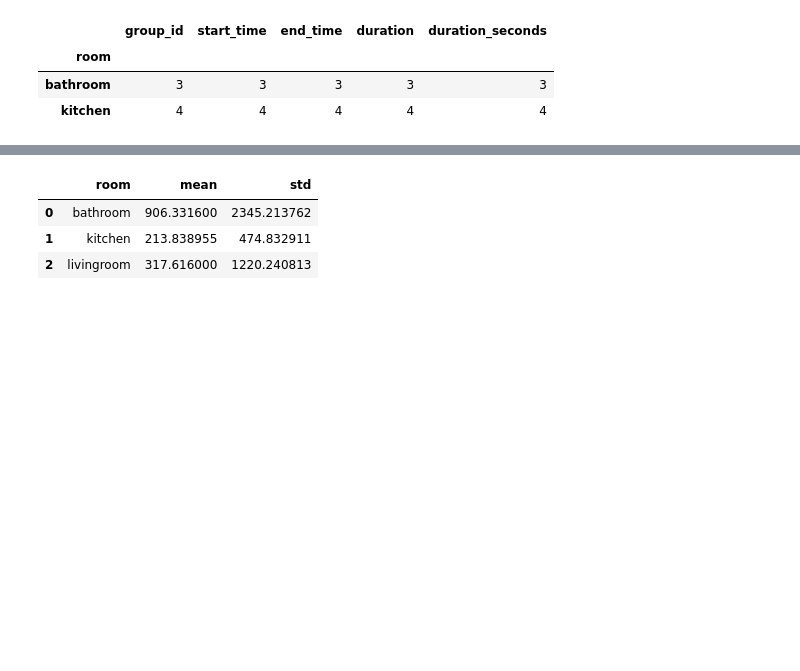
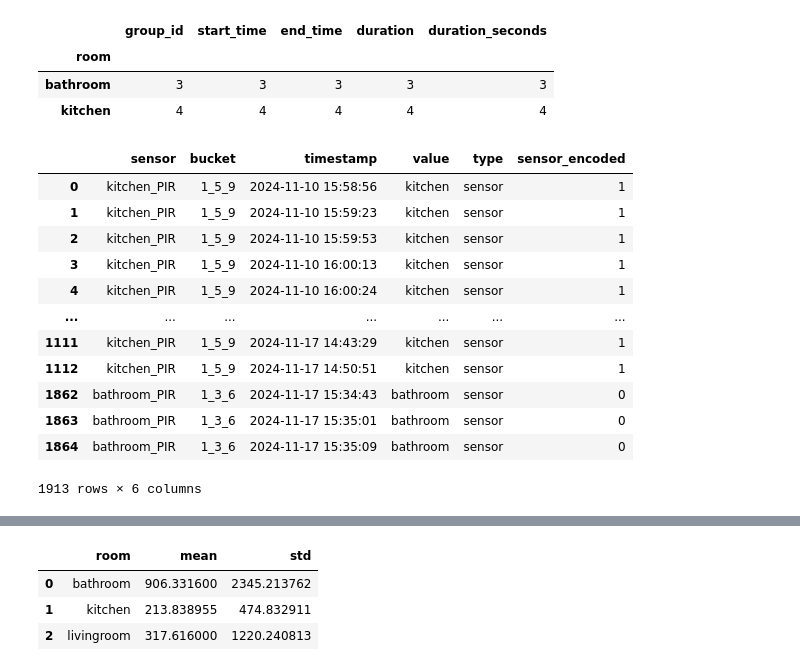
Before and after one commit to radovluk/sif, a Jupyter notebook: modeling/modeling.ipynb, the cells around one changed output, grey strips where cells are left out. Saved outputs shown, nothing was run; the diff lists cells and outputs as text; code cells hidden in the pictures; blank space fills up the shorter version.

```diff
--- a/modeling/modeling.ipynb
+++ b/modeling/modeling.ipynb
@@ -174,6 +174,22 @@ sensor_data_df_aggregated.groupby("room").count()
 | room |  |  |  |  |  |
 | bathroom | 3 | 3 | 3 | 3 | 3 |
 | kitchen | 4 | 4 | 4 | 4 | 4 |
+# %%
+sensor_data_df
+# %% [output]
+|  | sensor | bucket | timestamp | value | type | sensor_encoded |
+| 0 | kitchen_PIR | 1_5_9 | 2024-11-10 15:58:56 | kitchen | sensor | 1 |
+| 1 | kitchen_PIR | 1_5_9 | 2024-11-10 15:59:23 | kitchen | sensor | 1 |
+| 2 | kitchen_PIR | 1_5_9 | 2024-11-10 15:59:53 | kitchen | sensor | 1 |
+| 3 | kitchen_PIR | 1_5_9 | 2024-11-10 16:00:13 | kitchen | sensor | 1 |
+| 4 | kitchen_PIR | 1_5_9 | 2024-11-10 16:00:24 | kitchen | sensor | 1 |
+| ... | ... | ... | ... | ... | ... | ... |
+| 1111 | kitchen_PIR | 1_5_9 | 2024-11-17 14:43:29 | kitchen | sensor | 1 |
+| 1112 | kitchen_PIR | 1_5_9 | 2024-11-17 14:50:51 | kitchen | sensor | 1 |
+| 1862 | bathroom_PIR | 1_3_6 | 2024-11-17 15:34:43 | bathroom | sensor | 0 |
+| 1863 | bathroom_PIR | 1_3_6 | 2024-11-17 15:35:01 | bathroom | sensor | 0 |
+| 1864 | bathroom_PIR | 1_3_6 | 2024-11-17 15:35:09 | bathroom | sensor | 0 |
+1913 rows × 6 columns
 # %%
 stats_df = train_occupancy_model(sensor_data_df)
 save_model_to_minio(stats_df, "occupancy")
```
Also changed, not shown: parts of 11 cells of this notebook, 5 other files.
